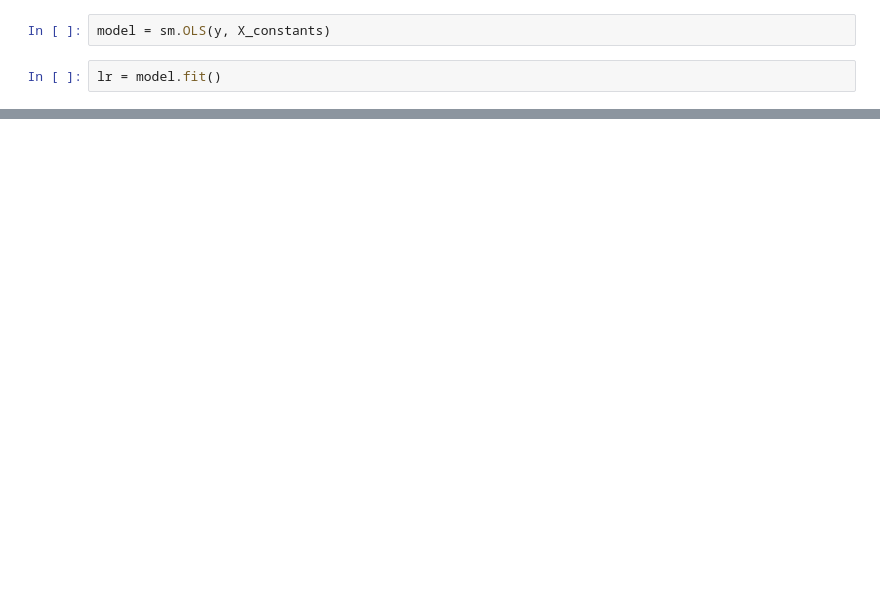
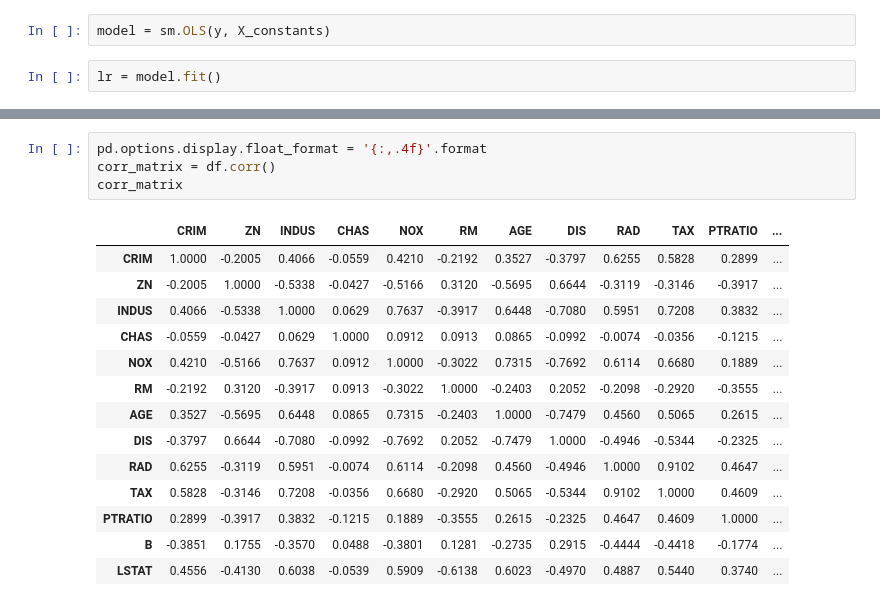
Before and after one commit to AvinashTiwari/Artifical-intelligence, a Jupyter notebook: 3_Machine_Learning/11_MultiplesRegression_feature/MultiRegression_Feature.ipynb, the cells around one changed output, grey strips where cells are left out. Saved outputs shown, nothing was run; the diff lists cells and outputs as text; blank space fills up the shorter version.

```diff
--- a/3_Machine_Learning/11_MultiplesRegression_feature/MultiRegression_Feature.ipynb
+++ b/3_Machine_Learning/11_MultiplesRegression_feature/MultiRegression_Feature.ipynb
@@ -134,3 +116,22 @@ OLS Regression Results
 | Kurtosis: | 10.786 | Cond. No. | 420. |
 Warnings:
 [1] Standard Errors assume that the covariance matrix of the errors is correctly specified.
+# %%
+pd.options.display.float_format = '{:,.4f}'.format
+corr_matrix = df.corr()
+corr_matrix
+# %% [output]
+|  | CRIM | ZN | INDUS | CHAS | NOX | RM | AGE | DIS | RAD | TAX | PTRATIO | ... |
+| CRIM | 1.0000 | -0.2005 | 0.4066 | -0.0559 | 0.4210 | -0.2192 | 0.3527 | -0.3797 | 0.6255 | 0.5828 | 0.2899 | ... |
+| ZN | -0.2005 | 1.0000 | -0.5338 | -0.0427 | -0.5166 | 0.3120 | -0.5695 | 0.6644 | -0.3119 | -0.3146 | -0.3917 | ... |
+| INDUS | 0.4066 | -0.5338 | 1.0000 | 0.0629 | 0.7637 | -0.3917 | 0.6448 | -0.7080 | 0.5951 | 0.7208 | 0.3832 | ... |
+| CHAS | -0.0559 | -0.0427 | 0.0629 | 1.0000 | 0.0912 | 0.0913 | 0.0865 | -0.0992 | -0.0074 | -0.0356 | -0.1215 | ... |
+| NOX | 0.4210 | -0.5166 | 0.7637 | 0.0912 | 1.0000 | -0.3022 | 0.7315 | -0.7692 | 0.6114 | 0.6680 | 0.1889 | ... |
+| RM | -0.2192 | 0.3120 | -0.3917 | 0.0913 | -0.3022 | 1.0000 | -0.2403 | 0.2052 | -0.2098 | -0.2920 | -0.3555 | ... |
+| AGE | 0.3527 | -0.5695 | 0.6448 | 0.0865 | 0.7315 | -0.2403 | 1.0000 | -0.7479 | 0.4560 | 0.5065 | 0.2615 | ... |
+| DIS | -0.3797 | 0.6644 | -0.7080 | -0.0992 | -0.7692 | 0.2052 | -0.7479 | 1.0000 | -0.4946 | -0.5344 | -0.2325 | ... |
+| RAD | 0.6255 | -0.3119 | 0.5951 | -0.0074 | 0.6114 | -0.2098 | 0.4560 | -0.4946 | 1.0000 | 0.9102 | 0.4647 | ... |
+| TAX | 0.5828 | -0.3146 | 0.7208 | -0.0356 | 0.6680 | -0.2920 | 0.5065 | -0.5344 | 0.9102 | 1.0000 | 0.4609 | ... |
+| PTRATIO | 0.2899 | -0.3917 | 0.3832 | -0.1215 | 0.1889 | -0.3555 | 0.2615 | -0.2325 | 0.4647 | 0.4609 | 1.0000 | ... |
+| B | -0.3851 | 0.1755 | -0.3570 | 0.0488 | -0.3801 | 0.1281 | -0.2735 | 0.2915 | -0.4444 | -0.4418 | -0.1774 | ... |
+| LSTAT | 0.4556 | -0.4130 | 0.6038 | -0.0539 | 0.5909 | -0.6138 | 0.6023 | -0.4970 | 0.4887 | 0.5440 | 0.3740 | ... |
```
Also changed, not shown: parts of 10 cells of this notebook.
